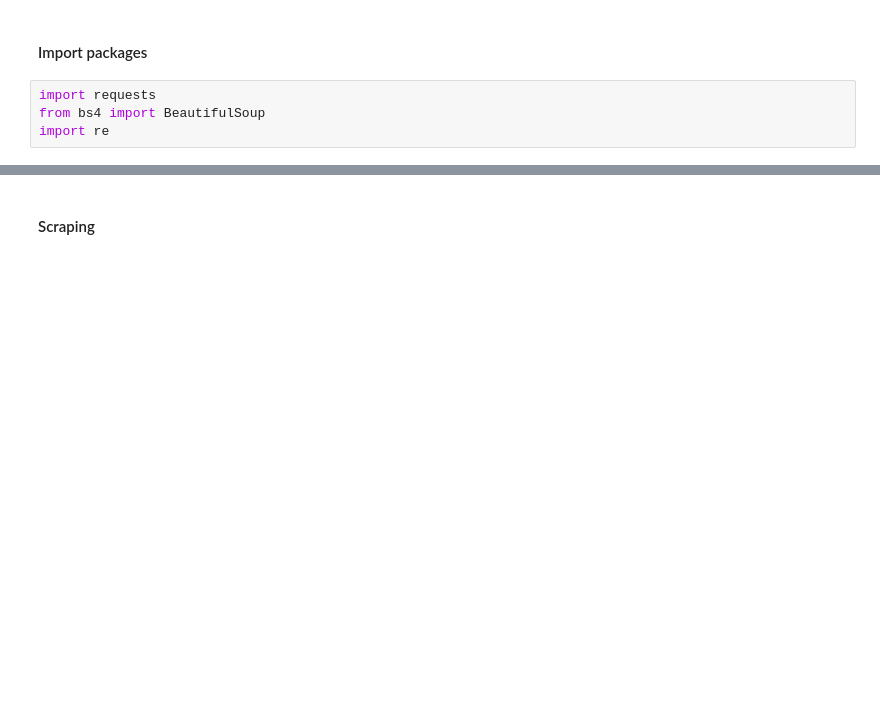
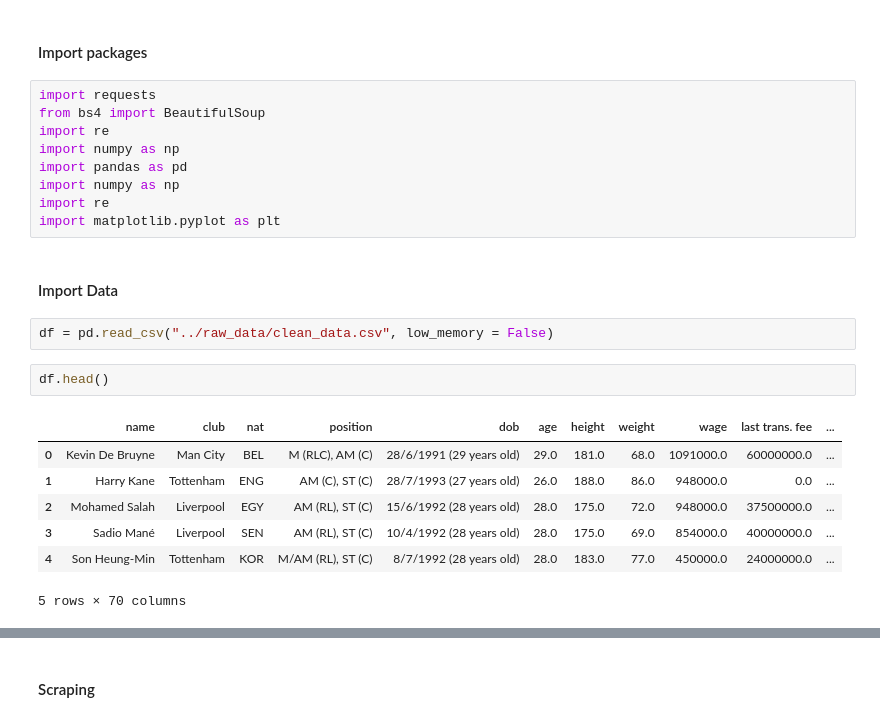
Before and after one commit to maximegoossens99/Moneyball, a Jupyter notebook: notebooks/Seasonal_statistics_scraping.ipynb, the cells around one changed output, grey strips where cells are left out. Cells and saved outputs as stored; diff of their text form; blank space fills up the shorter version.

```diff
--- a/notebooks/Seasonal_statistics_scraping.ipynb
+++ b/notebooks/Seasonal_statistics_scraping.ipynb
@@ -4,3 +4,22 @@
 import requests
 from bs4 import BeautifulSoup
 import re
+import numpy as np
+import pandas as pd
+import numpy as np
+import re
+import matplotlib.pyplot as plt
+# %% [markdown]
+#### Import Data
+# %%
+df = pd.read_csv("../raw_data/clean_data.csv", low_memory = False)
+# %%
+df.head()
+# %% [output]
+|  | name | club | nat | position | dob | age | height | weight | wage | last trans. fee | ... |
+| 0 | Kevin De Bruyne | Man City | BEL | M (RLC), AM (C) | 28/6/1991 (29 years old) | 29.0 | 181.0 | 68.0 | 1091000.0 | 60000000.0 | ... |
+| 1 | Harry Kane | Tottenham | ENG | AM (C), ST (C) | 28/7/1993 (27 years old) | 26.0 | 188.0 | 86.0 | 948000.0 | 0.0 | ... |
+| 2 | Mohamed Salah | Liverpool | EGY | AM (RL), ST (C) | 15/6/1992 (28 years old) | 28.0 | 175.0 | 72.0 | 948000.0 | 37500000.0 | ... |
+| 3 | Sadio Mané | Liverpool | SEN | AM (RL), ST (C) | 10/4/1992 (28 years old) | 28.0 | 175.0 | 69.0 | 854000.0 | 40000000.0 | ... |
+| 4 | Son Heung-Min | Tottenham | KOR | M/AM (RL), ST (C) | 8/7/1992 (28 years old) | 28.0 | 183.0 | 77.0 | 450000.0 | 24000000.0 | ... |
+5 rows × 70 columns
```
Also changed, not shown: parts of 9 cells of this notebook.
